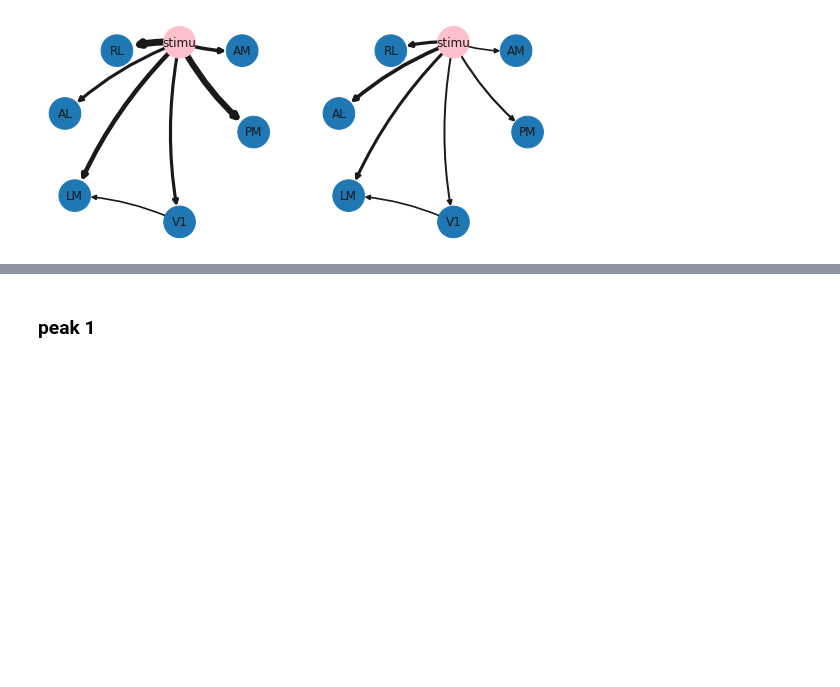
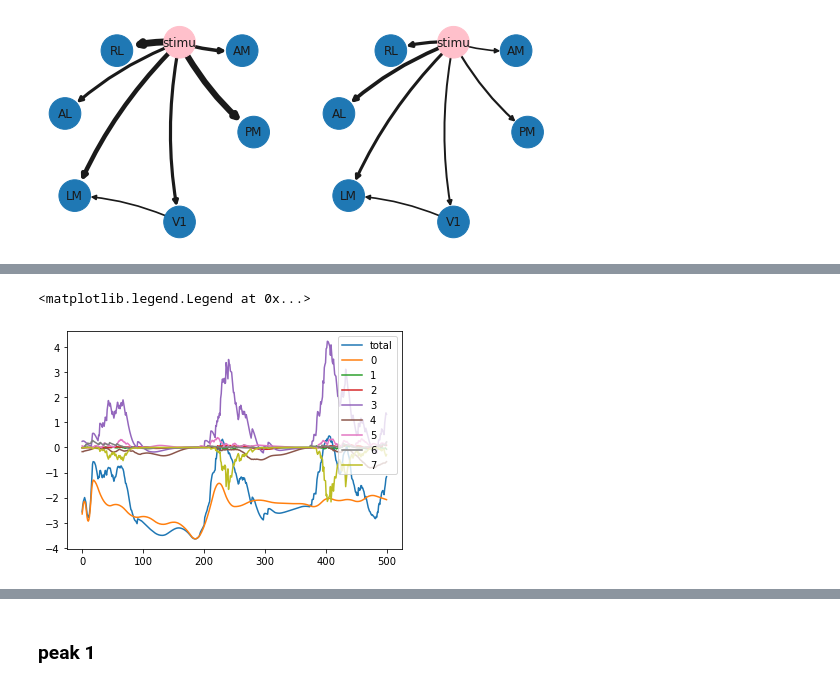
Before and after one commit to Qi-Xin/MultiNeuronGLM, a Jupyter notebook: 2022 Sep version time-warping nonlinear history.ipynb, the cells around one changed output, grey strips where cells are left out. Drawn from its saved outputs; the diff is of its cells as text; code cells hidden in the pictures; blank space fills up the shorter version.

```diff
--- a/2022 Sep version time-warping nonlinear history.ipynb
+++ b/2022 Sep version time-warping nonlinear history.ipynb
@@ -1457,0 +1465,9 @@ nx.draw(G, pos_standard, with_labels=True, node_size=1000, width=weights,
+# %%
+trial = 8
+plt.plot(total_output[:,trial], label='total')
+for i, output in enumerate(outputs):
+    plt.plot( output[:,trial] ,label=str(i))
+plt.legend()
+# %% [output]
+<matplotlib.legend.Legend at 0x...>
+[figure, added]
```
Also changed, not shown: parts of 17 cells of this notebook, 1 other file.
